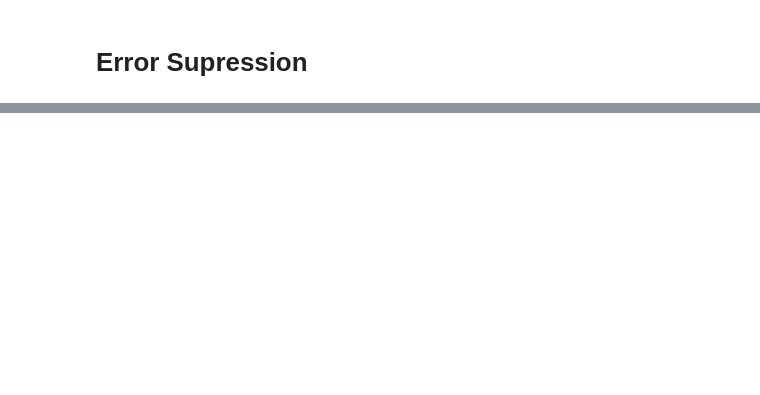
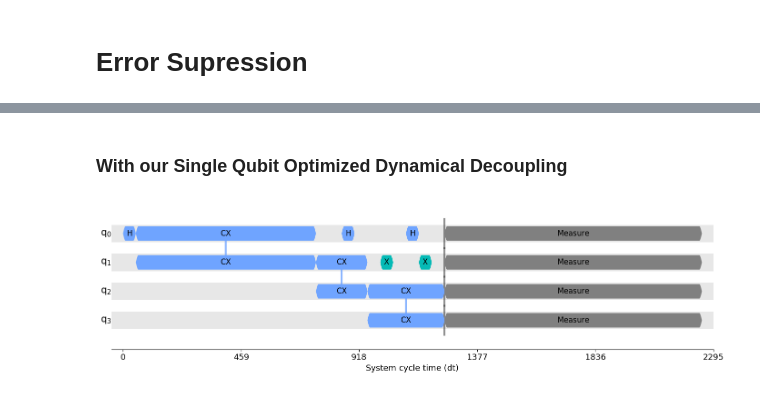
Before and after one commit to KIT-TVA/qiskit-hackathon-2025, a Jupyter notebook: ErrorSupression_Notebook.ipynb, the cells around one changed output, grey strips where cells are left out. Cells and saved outputs as stored; diff of their text form; code cells hidden in the pictures; blank space fills up the shorter version.

```diff
--- a/ErrorSupression_Notebook.ipynb
+++ b/ErrorSupression_Notebook.ipynb
@@ -36,0 +193,26 @@ Each step is detailed below with corresponding code examples:
+# %%
+"""
+    Uses an error dictionary to add single qubit PadDynamicalDecoupling with minimal error single qubit gates to a pass manager.
+"""
+def add_dyn_decoupling(pass_manager, target, errors, durations=None):
+
+    if durations is None:
+        durations = target.durations
+
+    # For each qbit run super with minimal error gate
+    for qubit_key, val in errors.items():
+        gate_name = val[GATE_NAME]
+
+        instruction = target.operation_from_name(gate_name)
+        if DEBUG:
+            print("Added decoupling:")
+            print(instruction)
+            print(qubit_key)
+        dd_sequence = [instruction, instruction]
+
+        dec = PadDynamicalDecoupling(durations, dd_sequence, qubits=[qubit_key])
+
+        pass_manager.append(ALAPScheduleAnalysis(durations))
+        pass_manager.append(dec)
+
+    return pass_manager
@@ -36,0 +247,15 @@ Each step is detailed below with corresponding code examples:
+# %% [markdown]
+### With our Single Qubit Optimized Dynamical Decoupling
+# %%
+# Get target specific errors
+errors = get_errors(target)
+
+# Create pass manager
+scheduling = PassManager()
+scheduling = add_dyn_decoupling(scheduling, target, errors, durations)
+
+# Run the circuit through the pass manager
+transpiled_circuit = scheduling.run(circ)
+timeline_drawer(transpiled_circuit, target=target)
+# %% [output]
+[figure, added]
```
Also changed, not shown: parts of 28 cells of this notebook, 2 other files.
